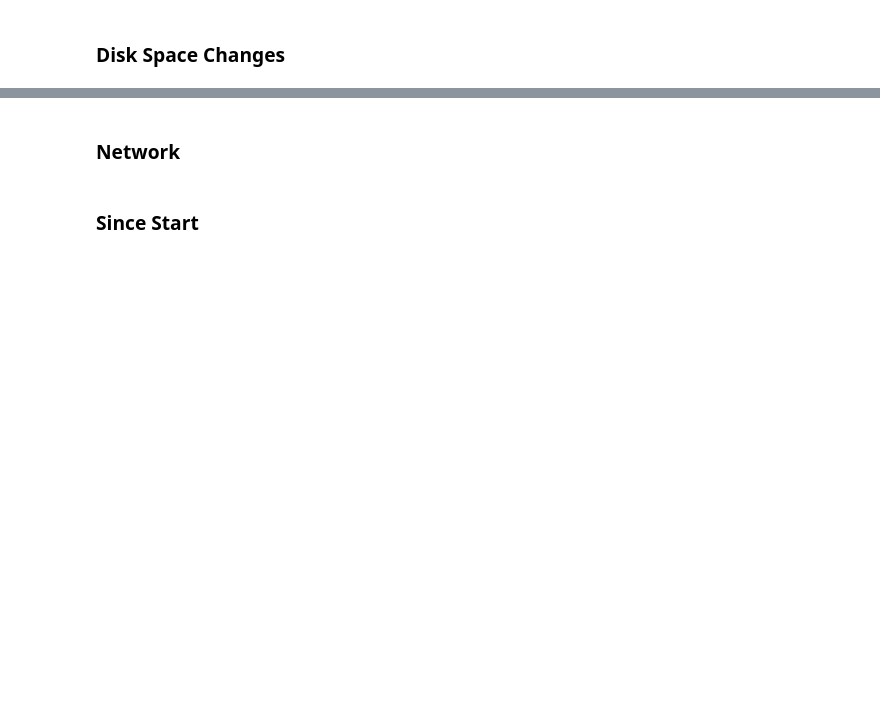
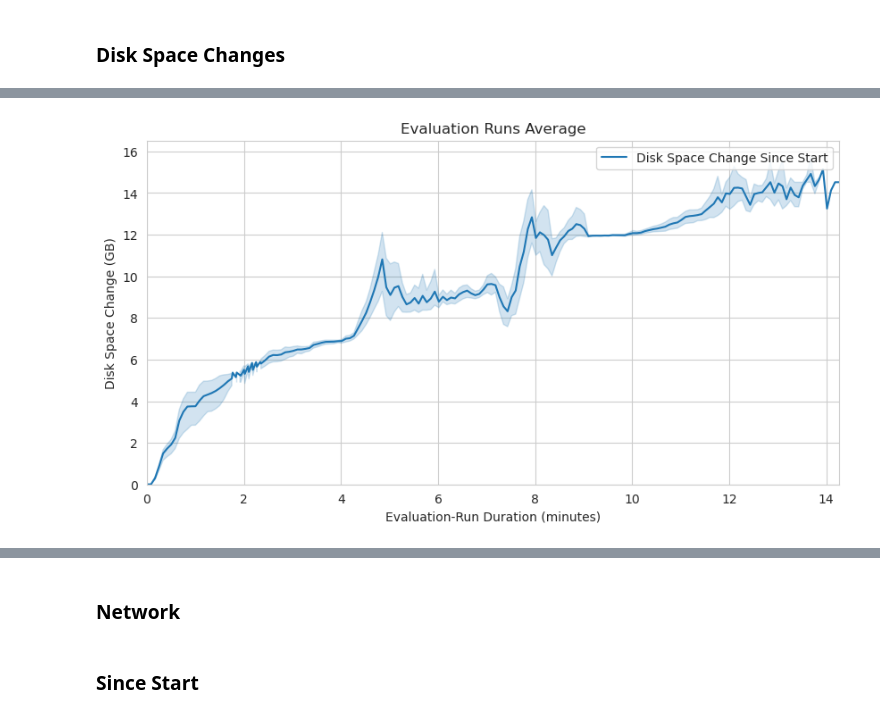
Before and after one commit to oakestra/oakestra-cli, a Jupyter notebook: oak_cli/evaluation/addons/flops/current_tmp_csv_graphs.ipynb, the cells around one changed output, grey strips where cells are left out. Saved outputs shown, nothing was run; the diff lists cells and outputs as text; code cells hidden in the pictures; blank space fills up the shorter version.

```diff
--- a/oak_cli/evaluation/addons/flops/current_tmp_csv_graphs.ipynb
+++ b/oak_cli/evaluation/addons/flops/current_tmp_csv_graphs.ipynb
@@ -351,0 +329,14 @@ plt.show()
+# %%
+_df = df.copy()
+_df[[DISK_START_KEY]] = _df[[DISK_START_KEY]] / 1024
+
+draw_graph(
+    title="Evaluation Runs Average",
+    data=_df[[DISK_START_KEY, STAGE_KEY]],
+    y_label="Disk Space Change (GB)",
+    x_lim=(0, max(_df.index)),
+    #show_stages=True,
+    #stages_color_intensity=0.01,
+)
+# %% [output]
+[figure, added]
```
Also changed, not shown: parts of 17 cells of this notebook.
